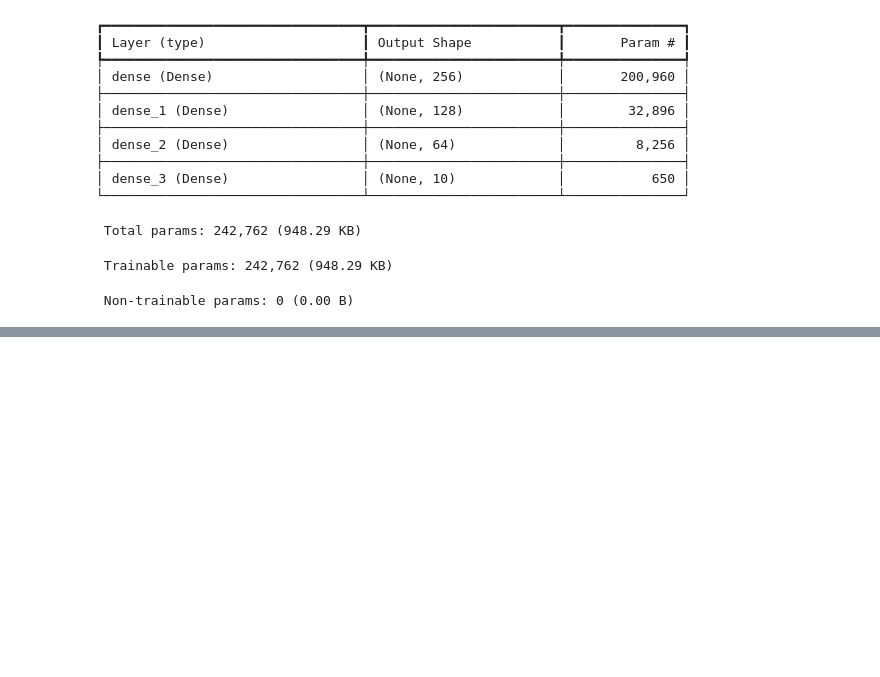
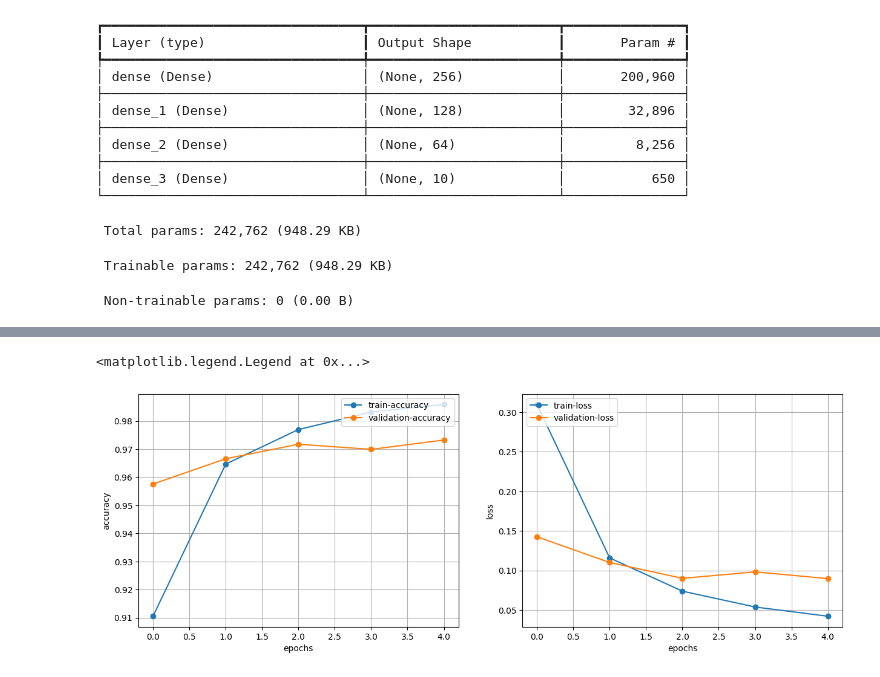
Before and after one commit to AeyshaAkterPurnia/CVPR, a Jupyter notebook: Number-detection/mnist_nn_checkpoint.ipynb, the cells around one changed output, grey strips where cells are left out. Cells and saved outputs as stored; diff of their text form; code cells hidden in the pictures; blank space fills up the shorter version.

```diff
--- a/Number-detection/mnist_nn_checkpoint.ipynb
+++ b/Number-detection/mnist_nn_checkpoint.ipynb
@@ -92,3 +92,5 @@ model.compile(
     loss='sparse_categorical_crossentropy',
     metrics=['accuracy']
 )
+# %%
+tModel = model.fit(train_img, train_labels, epochs=5, batch_size=128, validation_split=0.2)
@@ -94,0 +108,20 @@ model.compile(
+# %%
+plt.figure(figsize=(15,5))
+plt.subplot(1,2,1)
+plt.plot(tModel.history['accuracy'], 'o-', label='train-accuracy')
+plt.plot(tModel.history['val_accuracy'], 'o-', label='validation-accuracy')
+plt.xlabel('epochs')
+plt.ylabel('accuracy')
+plt.grid(True)
+plt.legend(loc='upper right')
+
+plt.subplot(1,2,2)
+plt.plot(tModel.history['loss'], 'o-', label='train-loss')
+plt.plot(tModel.history['val_loss'], 'o-', label='validation-loss')
+plt.xlabel('epochs')
+plt.ylabel('loss')
+plt.grid(True)
+plt.legend(loc='upper left')
+# %% [output]
+<matplotlib.legend.Legend at 0x...>
+[figure, added]
```
Also changed, not shown: parts of 1 cell of this notebook.
